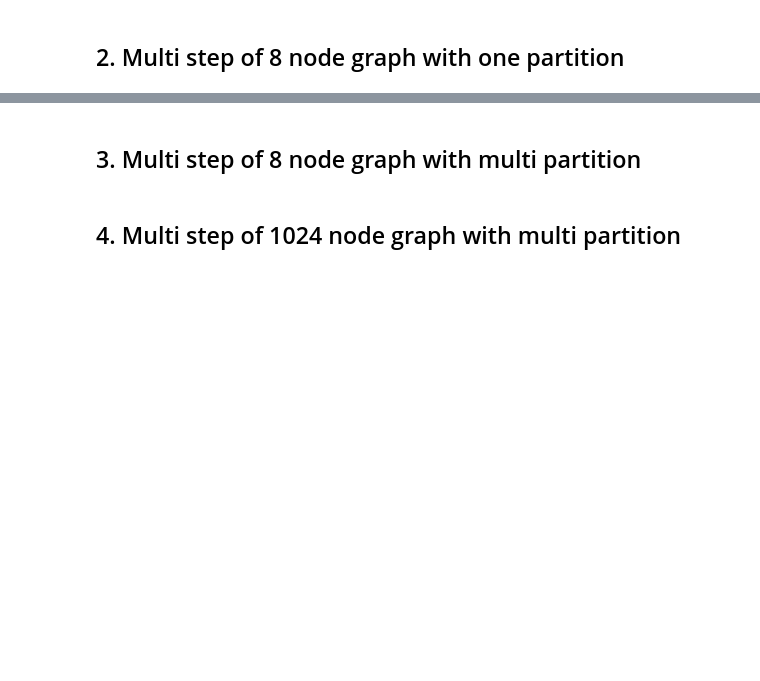
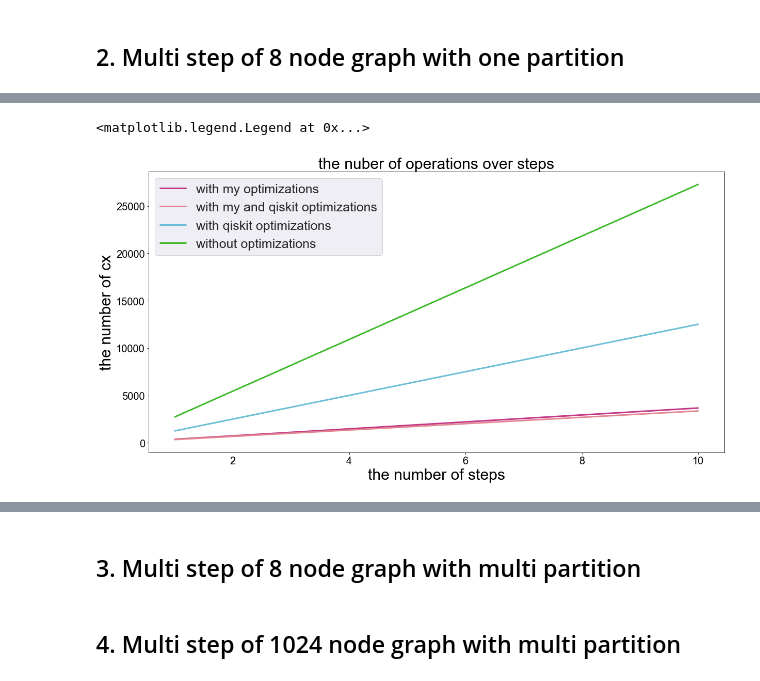
Before and after one commit to Chibikuri/qwopt, a Jupyter notebook: notebook/benchmark.ipynb, the cells around one changed output, grey strips where cells are left out. Cells and saved outputs as stored; diff of their text form; code cells hidden in the pictures; blank space fills up the shorter version.

```diff
--- a/notebook/benchmark.ipynb
+++ b/notebook/benchmark.ipynb
@@ -67,0 +694,17 @@ print(fidelity)
+# %%
+# circuit verifications
+for step in range(1, 11):
+    opt_qc1 = transpile(eight_node(True, step, init_state_eight), basis_gates=['cx', 'u3'], optimization_level=0)
+    opt_qc2 = transpile(eight_node(True, step, init_state_eight), basis_gates=['cx', 'u3'], optimization_level=3)
+    opt_qc3 = transpile(eight_node(False, step, init_state_eight), basis_gates=['cx', 'u3'], optimization_level=3)
+    nopt_qc = transpile(eight_node(False, step, init_state_eight), basis_gates=['cx', 'u3'], optimization_level=0)
+    job1 = execute(opt_qc1, backend=qasm_sim, shots=10000)
+    job2 = execute(opt_qc2, backend=qasm_sim, shots=10000)
+    job3 = execute(opt_qc3, backend=qasm_sim, shots=10000)
+    job4 = execute(nopt_qc, backend=qasm_sim, shots=10000)
+
+    count1 = job1.result().get_counts()
+    count2 = job2.result().get_counts()
+    count3 = job3.result().get_counts()
+    count4 = job4.result().get_counts()
+    print(count1.get('000'), count2.get('000'), count3.get('000'), count4.get('000'))
@@ -67,0 +762,19 @@ print(fidelity)
+# %%
+cx = [ex1_cx, ex2_cx, ex3_cx, ex4_cx]
+u3 = [ex1_u3, ex2_cx, ex3_u3, ex4_u3]
+color = ['#C23685',  '#E38692', '#6BBED5', '#3EBA2B']
+labels = ['with my optimizations', 'with my and qiskit optimizations', 'with qiskit optimizations', 'without optimizations']
+steps = range(1, 11)
+fig = plt.figure(figsize=(20, 10))
+ax = fig.add_subplot(111)
+sns.set()
+plt.xlabel('the number of steps', fontsize=30)
+plt.ylabel('the number of cx', fontsize=30)
+plt.title('the nuber of operations over steps', fontsize=30)
+plt.tick_params(labelsize=20)
+for cs, col, lab in zip(cx, color, labels):
+    plt.plot(steps, cs, color=col, label=lab, linewidth=3)
+plt.legend(fontsize=25)
+# %% [output]
+<matplotlib.legend.Legend at 0x...>
+[figure, added]
```
Also changed, not shown: parts of 30 cells of this notebook, 9 other files.
